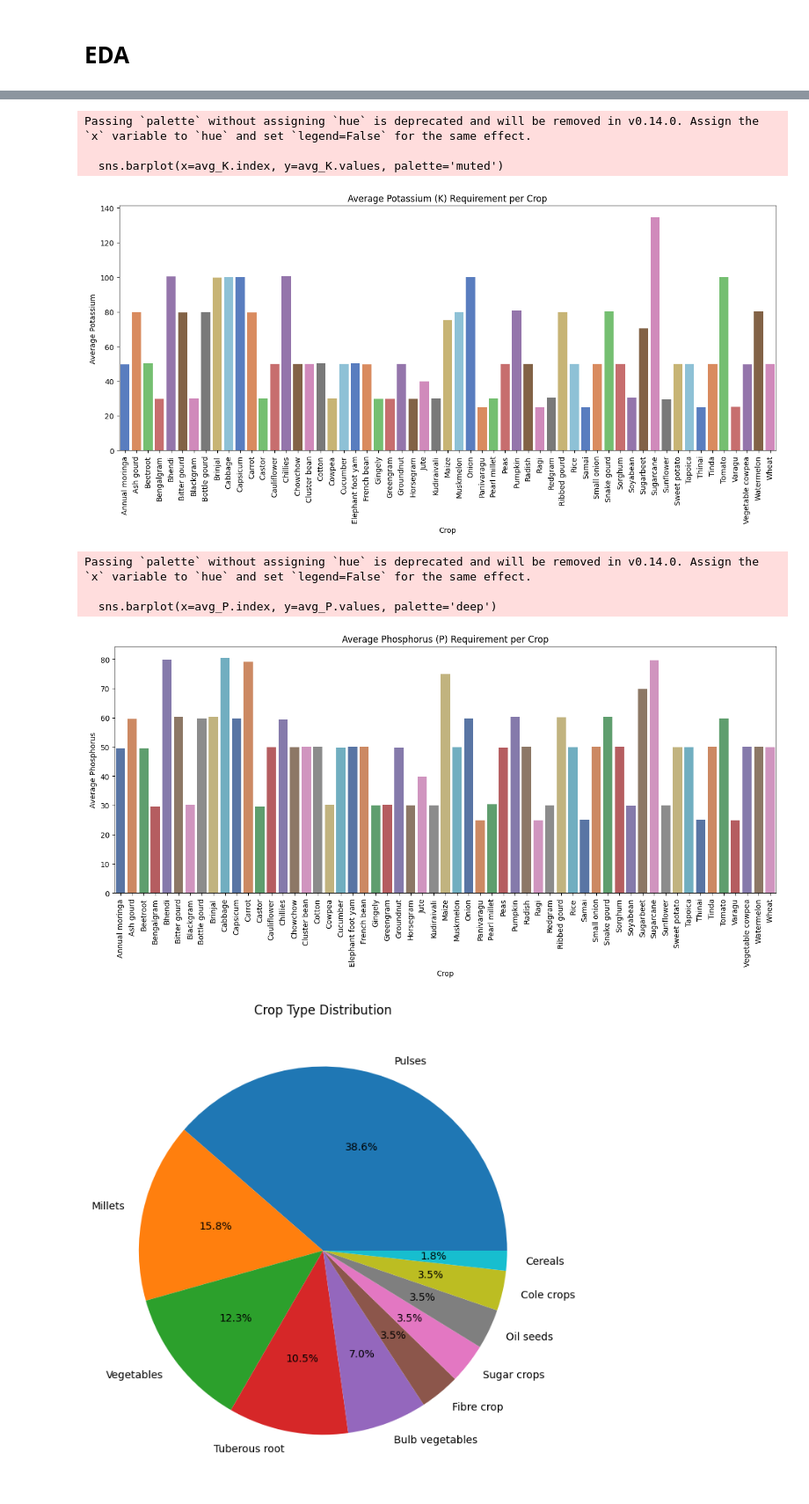
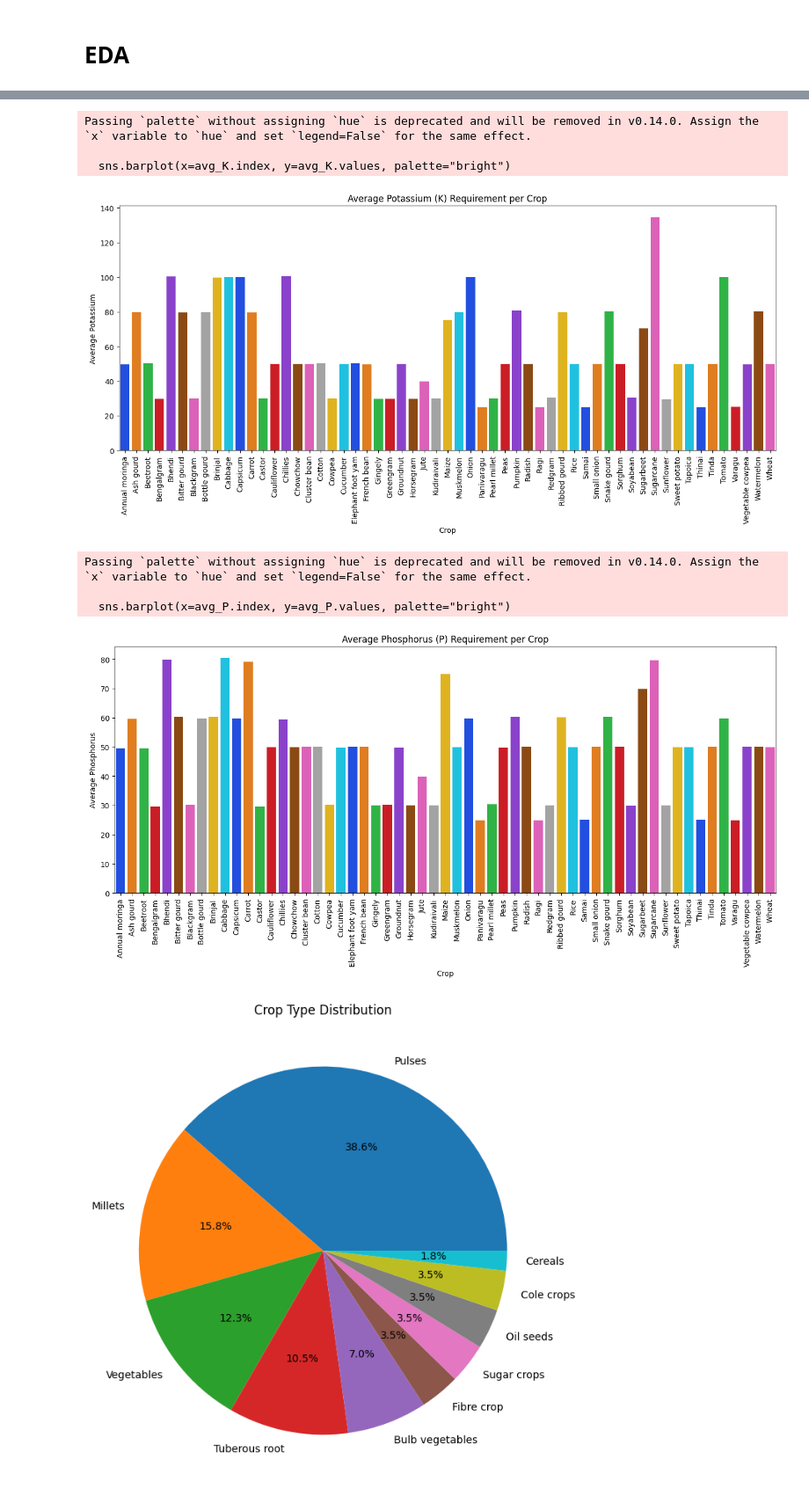
Before and after one commit to yash9939/Crop_Recomendation_System, a Jupyter notebook: Jupyter_Notebook/main.ipynb, the cells around one changed output, grey strips where cells are left out. Shown at 88% size. Saved outputs shown, nothing was run; the diff lists cells and outputs as text; code cells hidden in the pictures.

```diff
--- a/Jupyter_Notebook/main.ipynb
+++ b/Jupyter_Notebook/main.ipynb
@@ -283,8 +283,8 @@ Passing `palette` without assigning `hue` is deprecated and will be removed in v
 # %%
-avg_K = df.groupby('CROPS')['K'].mean()
+avg_K = df.groupby("CROPS")["K"].mean()
 
 plt.figure(figsize=(16,6))
-sns.barplot(x=avg_K.index, y=avg_K.values, palette='muted')
+sns.barplot(x=avg_K.index, y=avg_K.values, palette="bright")
 plt.xticks(rotation=90)
 plt.title("Average Potassium (K) Requirement per Crop")
 plt.ylabel("Average Potassium")
@@ -293,22 +293,22 @@ plt.show()
 # %% [output]
 Passing `palette` without assigning `hue` is deprecated and will be removed in v0.14.0. Assign the `x` variable to `hue` and set `legend=False` for the same effect.
 
-  sns.barplot(x=avg_K.index, y=avg_K.values, palette='muted')
+  sns.barplot(x=avg_K.index, y=avg_K.values, palette="bright")
-[figure, old version]
+[figure, new version]
 # %%
-avg_P = df.groupby('CROPS')['P'].mean()
+avg_P = df.groupby("CROPS")["P"].mean()
 
 plt.figure(figsize=(16,6))
-sns.barplot(x=avg_P.index, y=avg_P.values, palette='deep')
+sns.barplot(x=avg_P.index, y=avg_P.values, palette="bright")
 plt.xticks(rotation=90)
 plt.title("Average Phosphorus (P) Requirement per Crop")
 plt.ylabel("Average Phosphorus")
 plt.xlabel("Crop")
 plt.show()
 # %% [output]
 Passing `palette` without assigning `hue` is deprecated and will be removed in v0.14.0. Assign the `x` variable to `hue` and set `legend=False` for the same effect.
 
-  sns.barplot(x=avg_P.index, y=avg_P.values, palette='deep')
+  sns.barplot(x=avg_P.index, y=avg_P.values, palette="bright")
-[figure, old version]
+[figure, new version]
 # %%
 plt.figure(figsize=(10,8))
```
Also changed, not shown: parts of 8 cells of this notebook.
